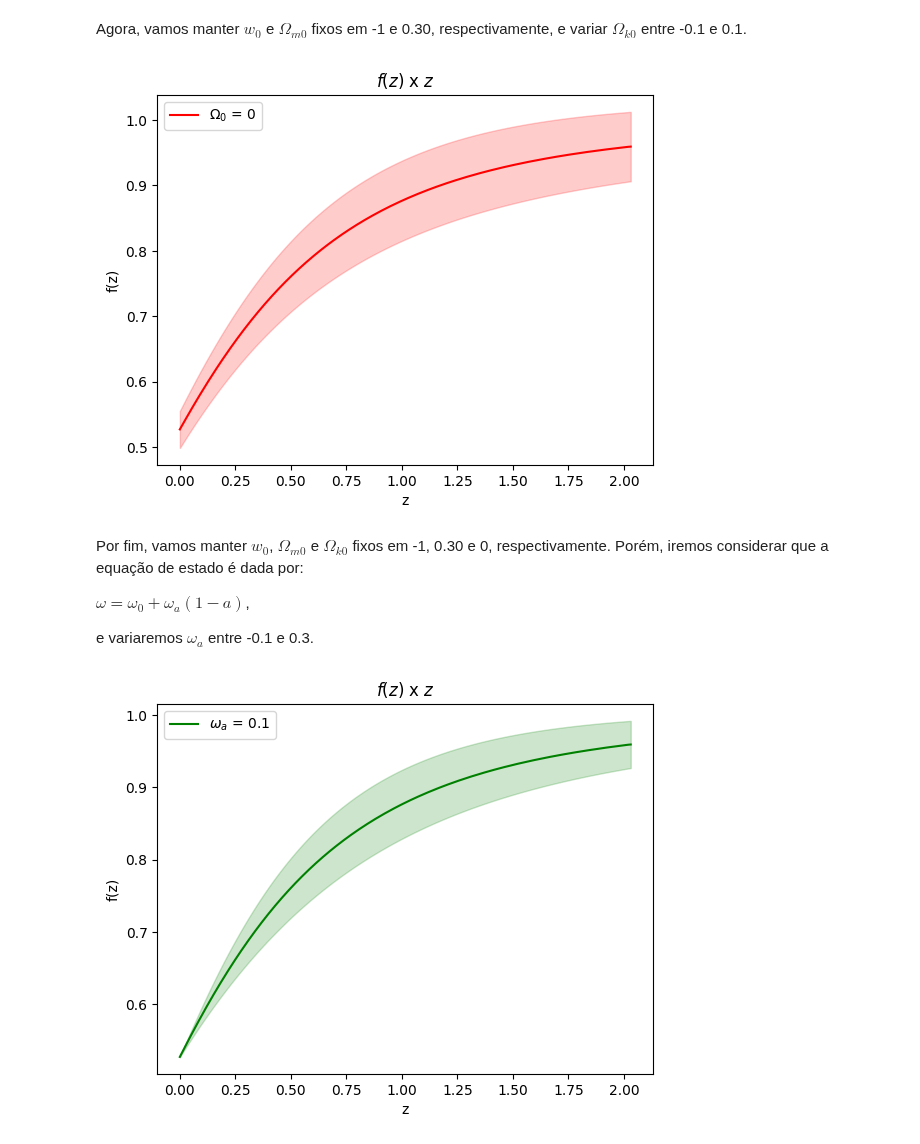
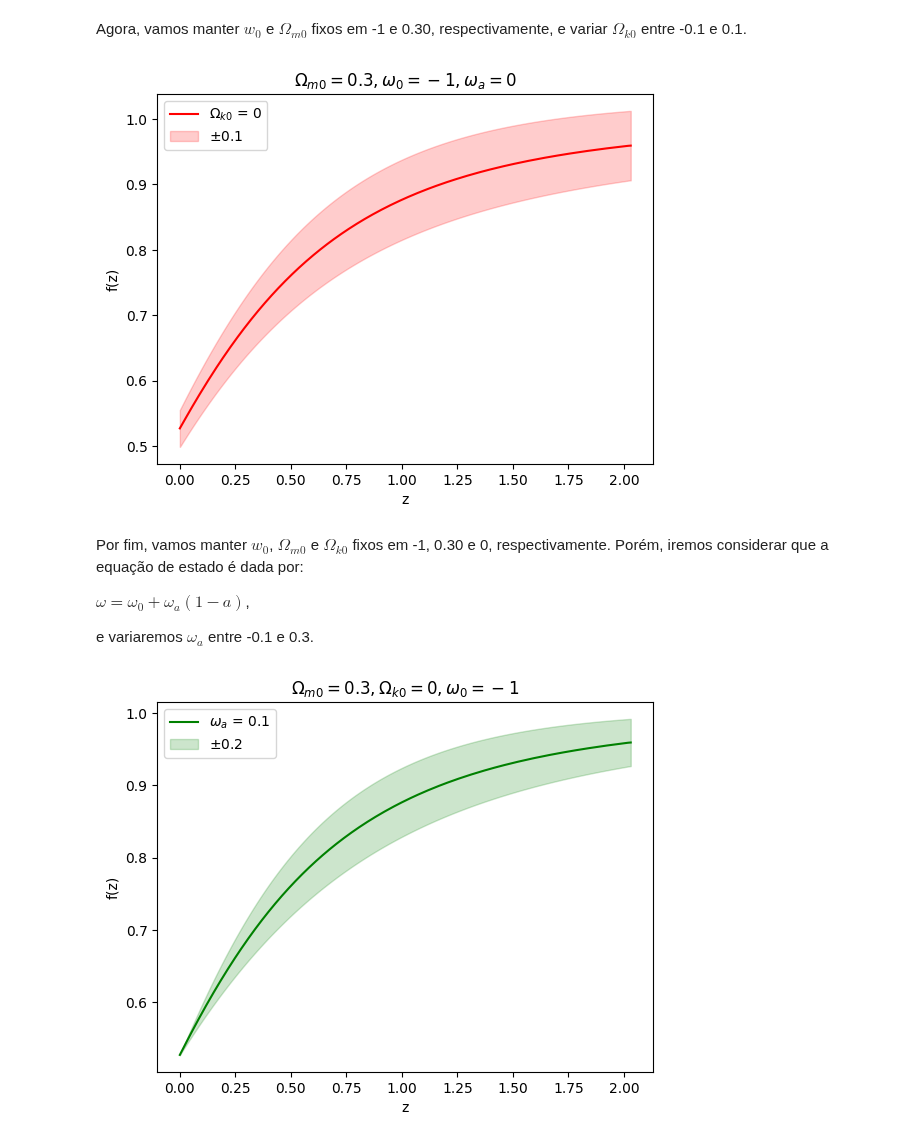
Before and after one commit to fernanda0402/Doutorado, a Jupyter notebook: Taxa_de_crescimento_de_estruturas.ipynb, the cells around one changed output. Cells and saved outputs as stored; diff of their text form; code cells hidden in the pictures.

```diff
--- a/Taxa_de_crescimento_de_estruturas.ipynb
+++ b/Taxa_de_crescimento_de_estruturas.ipynb
@@ -161,37 +143,37 @@ f = np.gradient(y, x) # função taxa de crescimento
 
 # constantes
 H0 = 70 #km/s/Mpc
 Om0 = 0.30
 Ok0 = 0
 OL0 = 0.70
 
 # definindo O_m
 #Om = ( Om0*(a**(-3)) )/( Om0*(a**(-3)) + OL0 + Ok0*(a**(-2)) )
 
 # definindo o erro de O_k0
 sigOk0 = 0.1
 
 # definindo w0
 w0 = -1
 
 # definindo gamma
 gamma = 6./11.
 
 # definindo o erro de f
 f_3 = ( Om0*( (1+z)**3 ))/( Om0*( (1+z)**3 ) + Ok0*( (1+z)**2 ) + OL0)
 df3 = - (gamma*( (f_3)**(gamma+1) ))/( Om0*(1+z))
 sig_f3 = ((df3)*sigOk0)
 
 fig, ax = plt.subplots()
-ax.plot(z, f, label='$\Omega_{0}$ = 0', color='red')
+ax.plot(z, f, label='$\Omega_{k0}$ = 0', color='red')
 plt.xlabel('z')
 plt.ylabel('f(z)')
-ax.fill_between(z, f - sig_f3, f + sig_f3, alpha=0.2, color='red')
+ax.fill_between(z, f - sig_f3, f + sig_f3, alpha=0.2, color='red', label='$\pm$0.1')
 plt.legend(loc='upper left')
-plt.title('$f(z)$ x $z$')
+plt.title('$\Omega_{m0} = 0.3, \omega_0 = -1, \omega_a = 0$')
 plt.show()
 # %% [output]
-[figure, old version]
+[figure, new version]
 # %% [markdown]
 Por fim, vamos manter $w_0$, $\Omega_{m0}$ e $\Omega_{k0}$ fixos em -1, 0.30 e 0, respectivamente. Porém, iremos considerar que a equação de estado é dada por:
 
@@ -237,9 +219,9 @@ fig, ax = plt.subplots()
 ax.plot(z, f, label='$\omega_a$ = 0.1', color='green')
 plt.xlabel('z')
 plt.ylabel('f(z)')
-ax.fill_between(z, f - sig_f4, f + sig_f4, alpha=0.2, color='green')
+ax.fill_between(z, f - sig_f4, f + sig_f4, alpha=0.2, color='green', label='$\pm$0.2')
 plt.legend(loc='upper left')
-plt.title('$f(z)$ x $z$')
+plt.title('$\Omega_{m0} = 0.3, \Omega_{k0} = 0, \omega_0 = -1$')
 plt.show()
 # %% [output]
-[figure, old version]
+[figure, new version]
```
Also changed, not shown: parts of 5 cells of this notebook.
